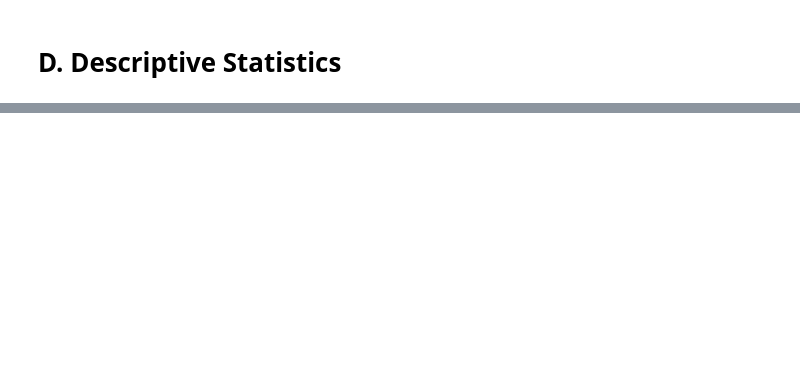
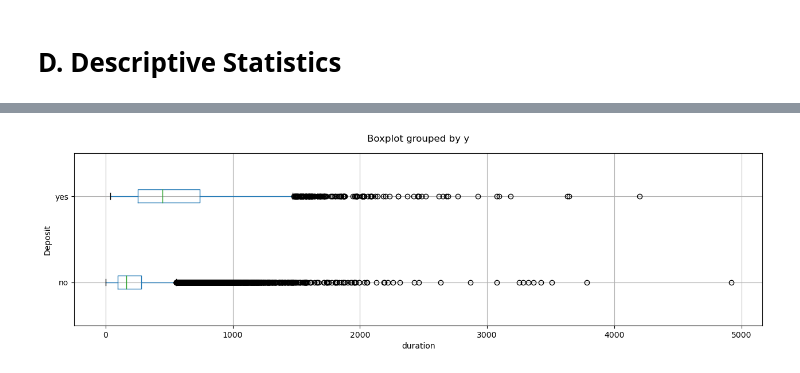
Before and after one commit to nickuperdana/bank-marketing-analysis, a Jupyter notebook: data_analysis.ipynb, the cells around one changed output, grey strips where cells are left out. Cells and saved outputs as stored; diff of their text form; code cells hidden in the pictures; blank space fills up the shorter version.

```diff
--- a/data_analysis.ipynb
+++ b/data_analysis.ipynb
@@ -727,0 +396,6 @@ print(yColReplace_Dict)
+# %%
+drop_df.boxplot(column=['duration'], by='y', figsize=(15,4), vert=False, ylabel='Deposit', xlabel='duration')
+plt.title('')
+plt.show()
+# %% [output]
+[figure, added]
```
Also changed, not shown: parts of 83 cells of this notebook.
